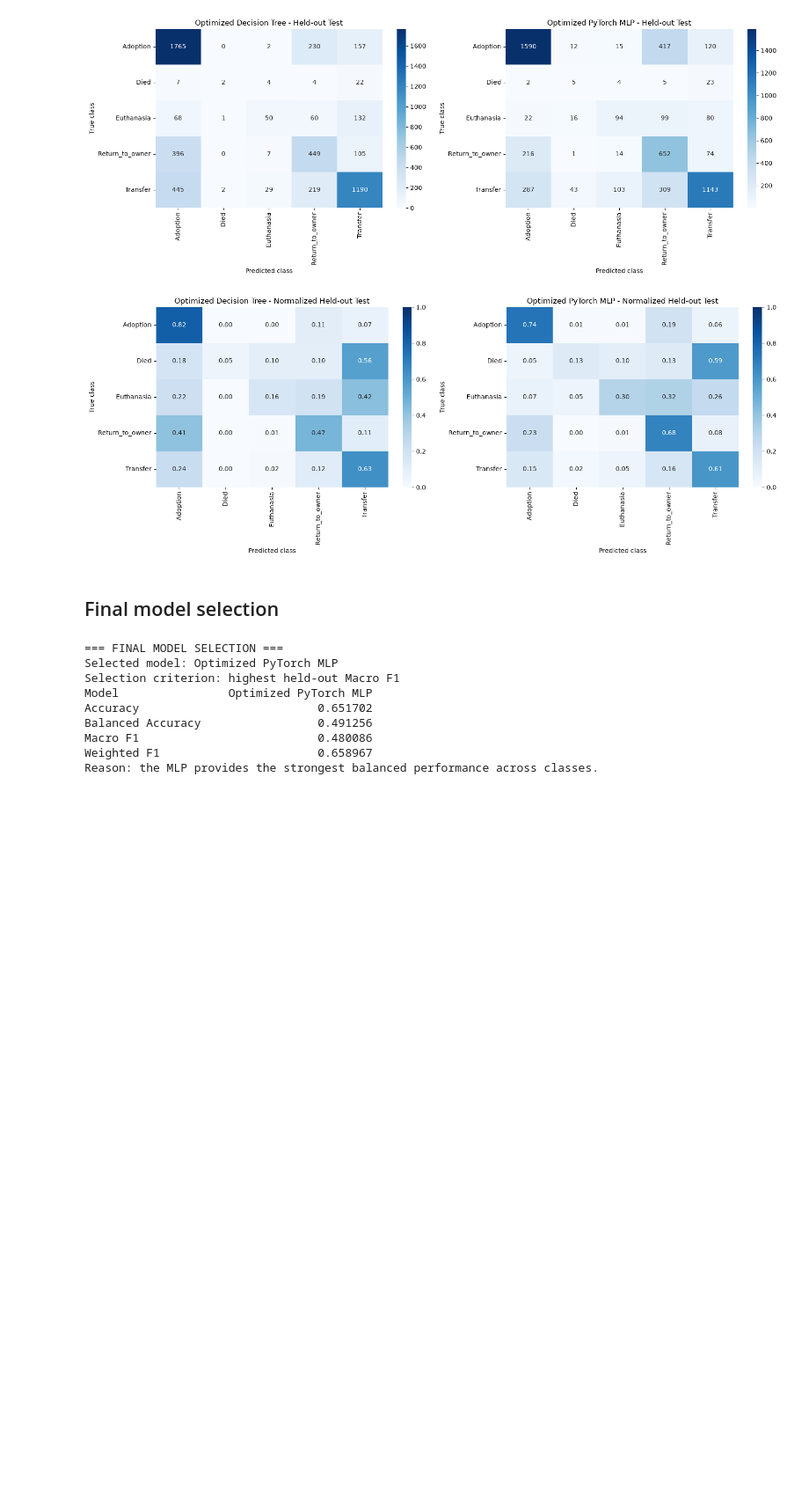
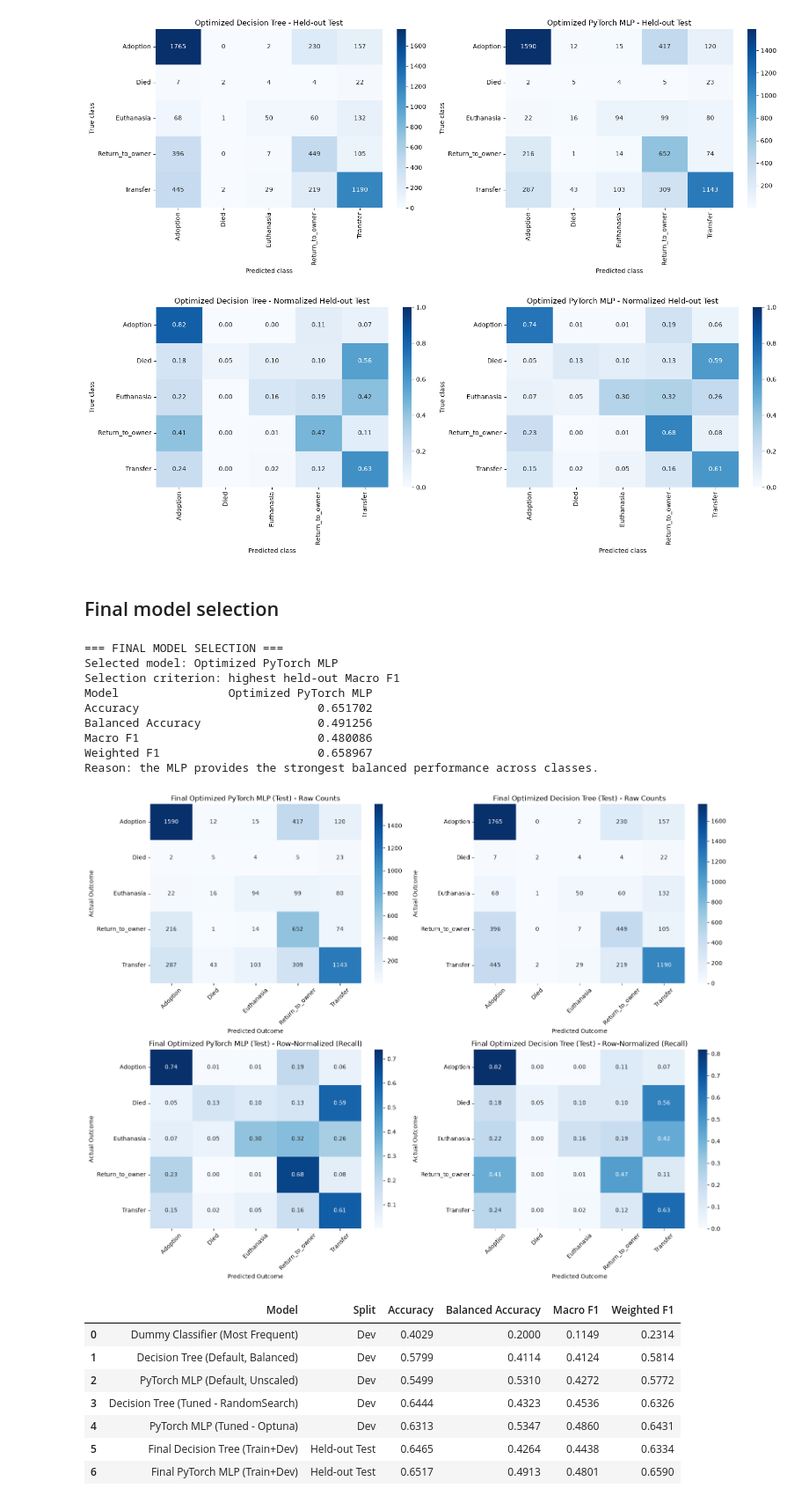
Before and after one commit to lego111Aron/shelter-animal-outcome-prediction, a Jupyter notebook: milestone-3/Milestone-3.ipynb, the cells around one changed output. Shown at 88% size. Cells and saved outputs as stored; diff of their text form; code cells hidden in the pictures; blank space fills up the shorter version.

Commit message:
Final test and comparasion

```diff
--- a/milestone-3/Milestone-3.ipynb
+++ b/milestone-3/Milestone-3.ipynb
@@ -1916,3 +1924,74 @@ Balanced Accuracy                 0.491256
 Macro F1                          0.480086
 Weighted F1                       0.658967
 Reason: the MLP provides the strongest balanced performance across classes.
+# %%
+import pandas as pd
+import matplotlib.pyplot as plt
+import seaborn as sns
+from sklearn.metrics import accuracy_score, balanced_accuracy_score, f1_score, confusion_matrix
+
+# Final Held-out Test Confusion Matrices (Raw & Normalized)
+test_predictions = {
+    "Final Optimized PyTorch MLP (Test)": y_test_pred_mlp_optuna,
+    "Final Optimized Decision Tree (Test)": y_test_pred_tree,
+}
+
+class_labels = ["Adoption", "Died", "Euthanasia", "Return_to_owner", "Transfer"]
+
+fig, axes = plt.subplots(2, 2, figsize=(16, 12))
+
+for col_idx, (model_name, y_pred) in enumerate(test_predictions.items()):
+    cm_raw = confusion_matrix(y_test, y_pred, labels=class_labels)
+    cm_norm = confusion_matrix(y_test, y_pred, labels=class_labels, normalize="true")
+
+    sns.heatmap(cm_raw, annot=True, fmt="d", cmap="Blues",
+                xticklabels=class_labels, yticklabels=class_labels, ax=axes[0, col_idx])
+    axes[0, col_idx].set_title(f"{model_name} - Raw Counts")
+    axes[0, col_idx].set_xlabel("Predicted Outcome")
+    axes[0, col_idx].set_ylabel("Actual Outcome")
+    axes[0, col_idx].tick_params(axis="x", rotation=45)
+
+    sns.heatmap(cm_norm, annot=True, fmt=".2f", cmap="Blues",
+                xticklabels=class_labels, yticklabels=class_labels, ax=axes[1, col_idx])
+    axes[1, col_idx].set_title(f"{model_name} - Row-Normalized (Recall)")
+    axes[1, col_idx].set_xlabel("Predicted Outcome")
+    axes[1, col_idx].set_ylabel("Actual Outcome")
+    axes[1, col_idx].tick_params(axis="x", rotation=45)
+
+plt.tight_layout()
+plt.show()
+
+# Final Model Comparison Summary Table
+results_summary = [
+    ("Dummy Classifier (Most Frequent)", "Dev", y_dev, y_dev_pred_baseline),
+    ("Decision Tree (Default, Balanced)", "Dev", y_dev, y_dev_pred_tree),
+    ("PyTorch MLP (Default, Unscaled)", "Dev", y_dev, y_dev_pred_mlp),
+    ("Decision Tree (Tuned - RandomSearch)", "Dev", y_dev, y_dev_pred_best_tree),
+    ("PyTorch MLP (Tuned - Optuna)", "Dev", y_dev, y_dev_pred_mlp_optuna),
+    ("Final Decision Tree (Train+Dev)", "Held-out Test", y_test, y_test_pred_tree),
+    ("Final PyTorch MLP (Train+Dev)", "Held-out Test", y_test, y_test_pred_mlp_optuna),
+]
+
+summary_df = pd.DataFrame([
+    {
+        "Model": name,
+        "Split": split,
+        "Accuracy": round(accuracy_score(yt, yp), 4),
+        "Balanced Accuracy": round(balanced_accuracy_score(yt, yp), 4),
+        "Macro F1": round(f1_score(yt, yp, average="macro", zero_division=0), 4),
+        "Weighted F1": round(f1_score(yt, yp, average="weighted", zero_division=0), 4),
+    }
+    for name, split, yt, yp in results_summary
+])
+
+display(summary_df)
+# %% [output]
+[figure, added]
+|  | Model | Split | Accuracy | Balanced Accuracy | Macro F1 | Weighted F1 |
+| 0 | Dummy Classifier (Most Frequent) | Dev | 0.4029 | 0.2000 | 0.1149 | 0.2314 |
+| 1 | Decision Tree (Default, Balanced) | Dev | 0.5799 | 0.4114 | 0.4124 | 0.5814 |
+| 2 | PyTorch MLP (Default, Unscaled) | Dev | 0.5499 | 0.5310 | 0.4272 | 0.5772 |
+| 3 | Decision Tree (Tuned - RandomSearch) | Dev | 0.6444 | 0.4323 | 0.4536 | 0.6326 |
+| 4 | PyTorch MLP (Tuned - Optuna) | Dev | 0.6313 | 0.5347 | 0.4860 | 0.6431 |
+| 5 | Final Decision Tree (Train+Dev) | Held-out Test | 0.6465 | 0.4264 | 0.4438 | 0.6334 |
+| 6 | Final PyTorch MLP (Train+Dev) | Held-out Test | 0.6517 | 0.4913 | 0.4801 | 0.6590 |
```
Also changed, not shown: parts of 4 cells of this notebook.
